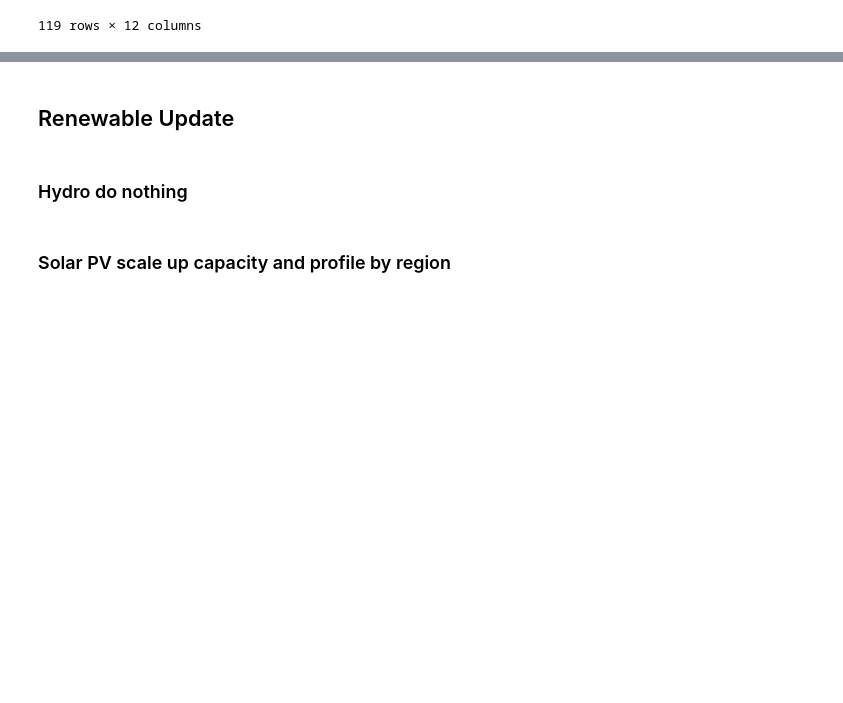
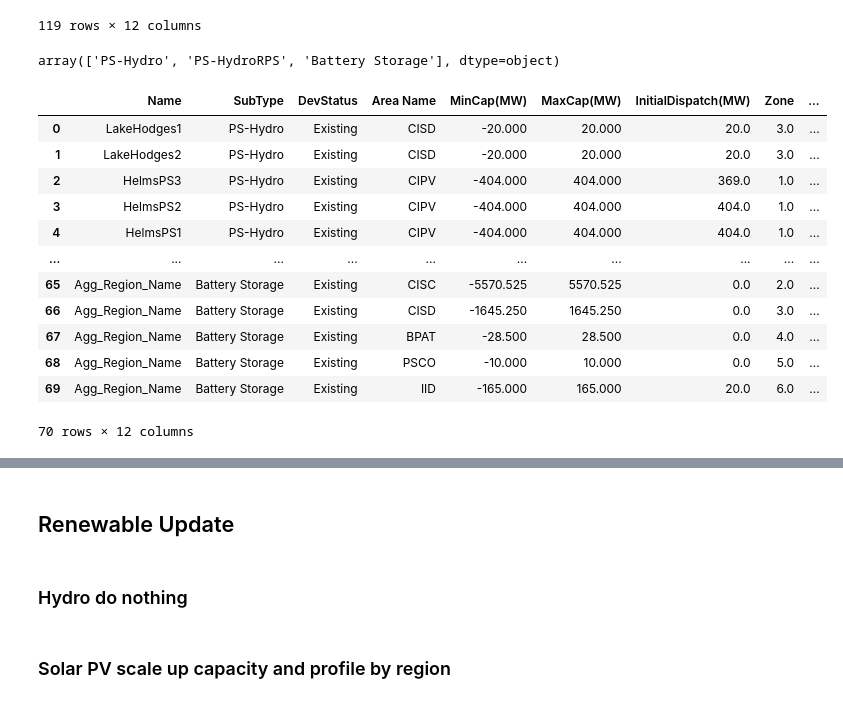
Before and after one commit to niklauskun/STESTS-Archive, a Jupyter notebook: 2032 ADS PCM V2.4.1 Public Data/GenResUpdate.ipynb, the cells around one changed output, grey strips where cells are left out. Saved outputs shown, nothing was run; the diff lists cells and outputs as text; code cells hidden in the pictures; blank space fills up the shorter version.

```diff
--- a/2032 ADS PCM V2.4.1 Public Data/GenResUpdate.ipynb
+++ b/2032 ADS PCM V2.4.1 Public Data/GenResUpdate.ipynb
@@ -668,3 +668,53 @@ StorageDABids = pd.read_csv('Processed Data/2022/StorageDABids.csv', index_col=0
 StorageRTBids = pd.read_csv('Processed Data/2022/StorageRTBids.csv', index_col=0)
 StorageDABids.to_csv('Processed Data/'+str(Year)+'/StorageDABids.csv')
 StorageRTBids.to_csv('Processed Data/'+str(Year)+'/StorageRTBids.csv')
+# %%
+Storage = pd.read_csv('Processed Data/'+str(Year)+'/Storage_C_4hr_5GW_Strategic.csv', index_col=0)
+df = Storage
+# %%
+Storage['SubType'].unique()
+# %% [output]
+array(['PS-Hydro', 'PS-HydroRPS', 'Battery Storage'], dtype=object)
+# %%
+# Filter battery storages
+battery_storages = df[df['SubType'] == 'Battery Storage']
+
+# Aggregate by 'Zone'
+aggregated = battery_storages.groupby('Zone').agg({
+    'Name': lambda x: f"Agg_Region_{x.name}",
+    'SubType': 'first',  # All are 'Battery Storage'
+    'DevStatus': 'first',
+    'Area Name': 'first',
+    'MinCap(MW)': 'sum',
+    'MaxCap(MW)': 'sum',
+    'InitialDispatch(MW)': 'sum',
+    'Efficiency': 'first',
+    'Duration(h)': 'first',
+    'MaxCap(MWh)': 'sum',
+    'Strategic': 'first'
+}).reset_index()
+
+# Ensure 'Zone' is a column
+aggregated['Zone'] = aggregated['Zone'].astype(int)  # Cast to int if needed
+
+# Remove original battery storage rows
+df = df[df['SubType'] != 'Battery Storage']
+
+# Append aggregated rows
+df = pd.concat([df, aggregated], ignore_index=True)
+
+df
+# %% [output]
+|  | Name | SubType | DevStatus | Area Name | MinCap(MW) | MaxCap(MW) | InitialDispatch(MW) | Zone | ... |
+| 0 | LakeHodges1 | PS-Hydro | Existing | CISD | -20.000 | 20.000 | 20.0 | 3.0 | ... |
+| 1 | LakeHodges2 | PS-Hydro | Existing | CISD | -20.000 | 20.000 | 20.0 | 3.0 | ... |
+| 2 | HelmsPS3 | PS-Hydro | Existing | CIPV | -404.000 | 404.000 | 369.0 | 1.0 | ... |
+| 3 | HelmsPS2 | PS-Hydro | Existing | CIPV | -404.000 | 404.000 | 404.0 | 1.0 | ... |
+| 4 | HelmsPS1 | PS-Hydro | Existing | CIPV | -404.000 | 404.000 | 404.0 | 1.0 | ... |
+| ... | ... | ... | ... | ... | ... | ... | ... | ... | ... |
+| 65 | Agg_Region_Name | Battery Storage | Existing | CISC | -5570.525 | 5570.525 | 0.0 | 2.0 | ... |
+| 66 | Agg_Region_Name | Battery Storage | Existing | CISD | -1645.250 | 1645.250 | 0.0 | 3.0 | ... |
+| 67 | Agg_Region_Name | Battery Storage | Existing | BPAT | -28.500 | 28.500 | 0.0 | 4.0 | ... |
+| 68 | Agg_Region_Name | Battery Storage | Existing | PSCO | -10.000 | 10.000 | 0.0 | 5.0 | ... |
+| 69 | Agg_Region_Name | Battery Storage | Existing | IID | -165.000 | 165.000 | 20.0 | 6.0 | ... |
+70 rows × 12 columns
```
Also changed, not shown: parts of 3 cells of this notebook, 6 other files.
